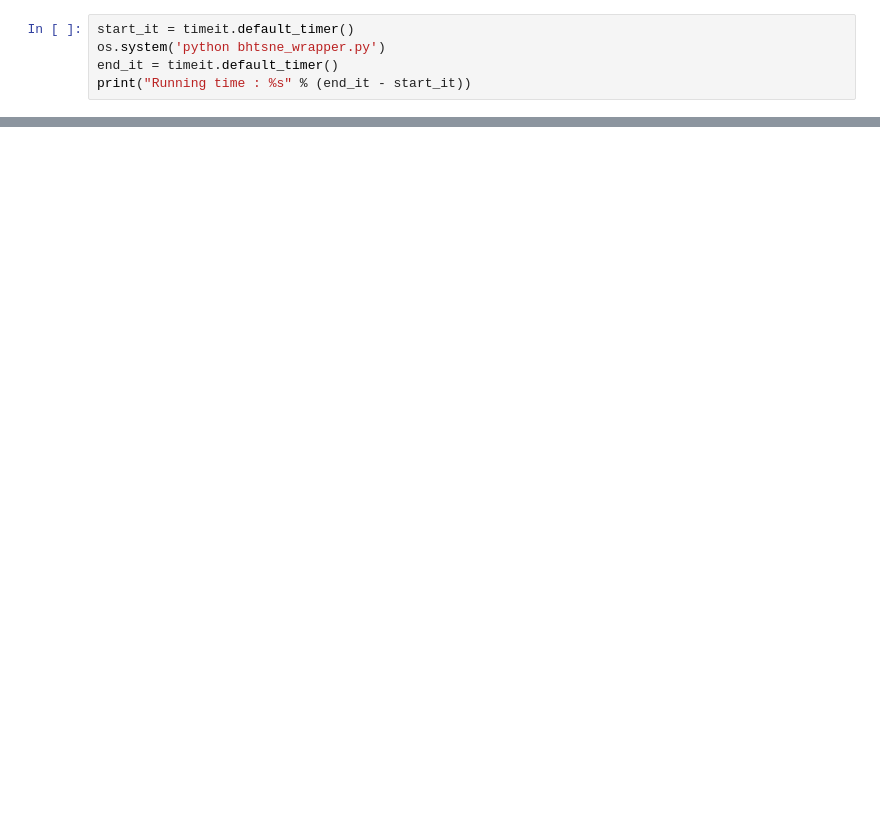
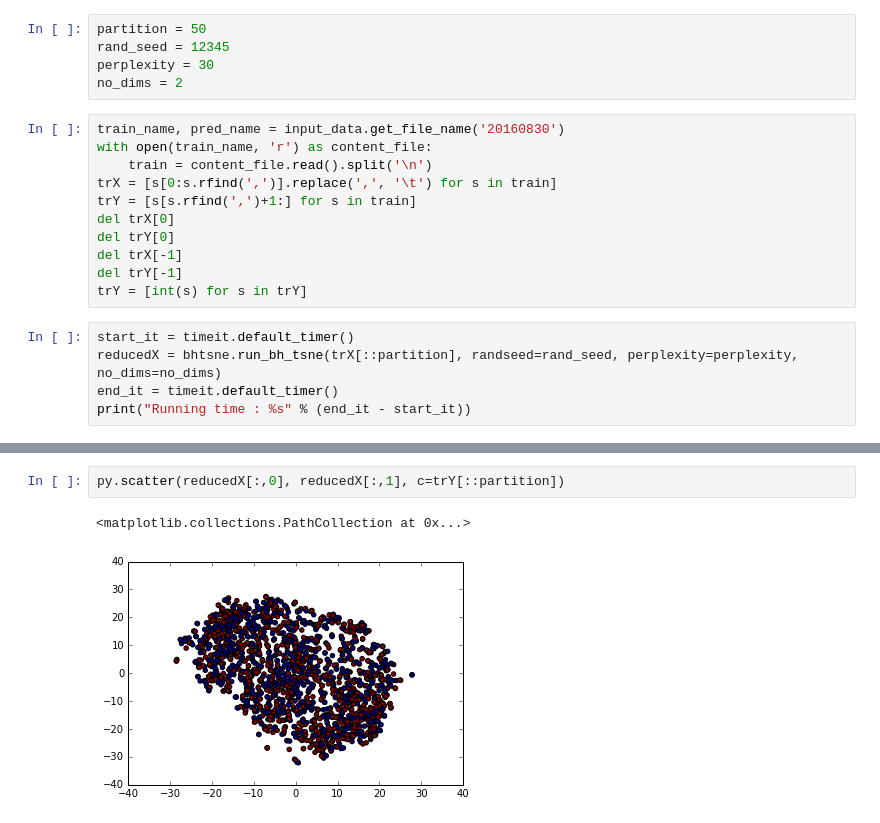
Before and after one commit to gavincyi/MyNumerai, a Jupyter notebook: model/bhtsne.ipynb, the cells around one changed output, grey strips where cells are left out. Drawn from its saved outputs; the diff is of its cells as text; blank space fills up the shorter version.

Commit message:
Updated bhtsne

```diff
--- a/model/bhtsne.ipynb
+++ b/model/bhtsne.ipynb
@@ -11,6 +10,22 @@ partition=50
+# %%
+partition = 50
+rand_seed = 12345
+perplexity = 30
+no_dims = 2
+# %%
+train_name, pred_name = input_data.get_file_name('20160830')
+with open(train_name, 'r') as content_file:
+    train = content_file.read().split('\n')
+trX = [s[0:s.rfind(',')].replace(',', '\t') for s in train]
+trY = [s[s.rfind(',')+1:] for s in train]
+del trX[0]
+del trY[0]
+del trX[-1]
+del trY[-1]
+trY = [int(s) for s in trY]
 # %%
 start_it = timeit.default_timer()
-os.system('python bhtsne_wrapper.py')
+reducedX = bhtsne.run_bh_tsne(trX[::partition], randseed=rand_seed, perplexity=perplexity, no_dims=no_dims)
 end_it = timeit.default_timer()
 print("Running time : %s" % (end_it - start_it))
 # %% [output]
@@ -35,0 +33,5 @@ for pp in range(5, 51, 5):
+# %%
+py.scatter(reducedX[:,0], reducedX[:,1], c=trY[::partition])
+# %% [output]
+<matplotlib.collections.PathCollection at 0x...>
+[figure, added]
```
Also changed, not shown: parts of 4 cells of this notebook, 4 other files.
